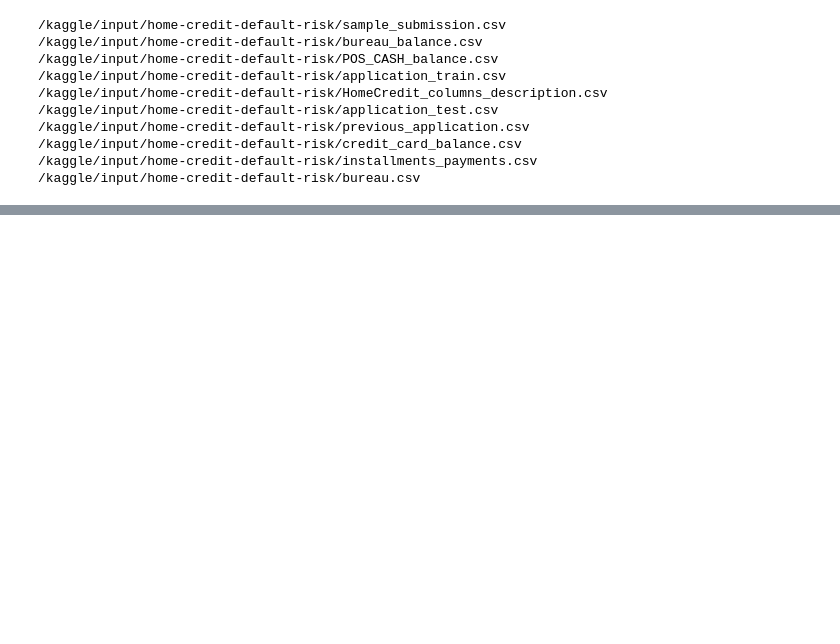
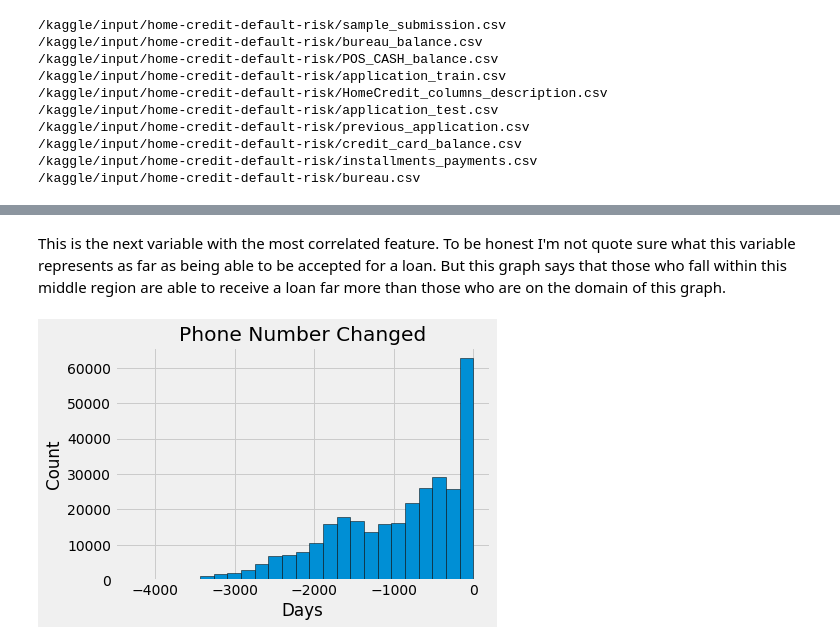
Before and after one commit to BarbosaRicardo/aai-510-dataset, a Jupyter notebook: module-1.ipynb, the cells around one changed output, grey strips where cells are left out. Drawn from its saved outputs; the diff is of its cells as text; code cells hidden in the pictures; blank space fills up the shorter version.

```diff
--- a/module-1.ipynb
+++ b/module-1.ipynb
@@ -31,0 +117,11 @@ for dirname, _, filenames in os.walk('/kaggle/input'):
+# %% [markdown]
+This is the next variable with the most correlated feature. To be honest I'm not quote sure what this variable represents as far as being able to be accepted for a loan. But this graph says that those who fall within this middle region are able to receive a loan far more than those who are on the domain of this graph.
+# %%
+# Set the style of plots
+plt.style.use('fivethirtyeight')
+
+# Plot the distribution of Region Rating
+plt.hist(train_data['DAYS_LAST_PHONE_CHANGE'] , edgecolor = 'k', bins = 25)
+plt.title('Phone Number Changed'); plt.xlabel('Days'); plt.ylabel('Count');
+# %% [output]
+[figure, added]
```
Also changed, not shown: parts of 16 cells of this notebook.
